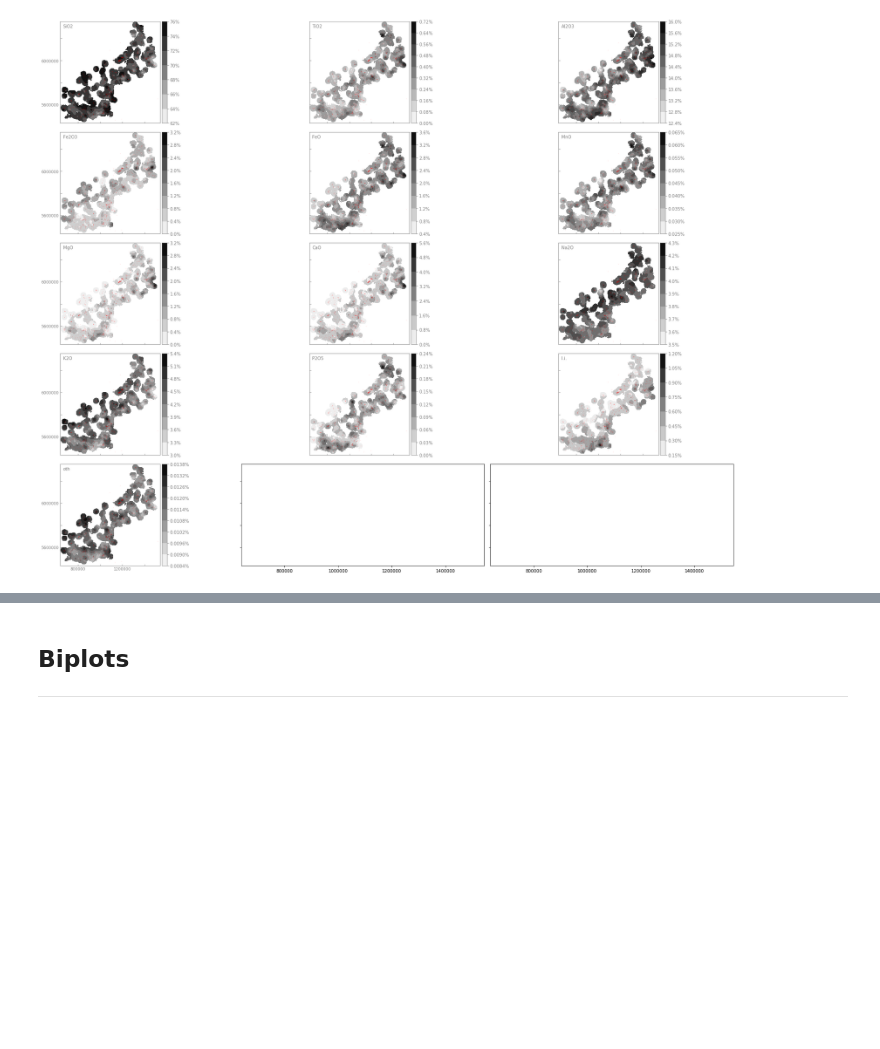
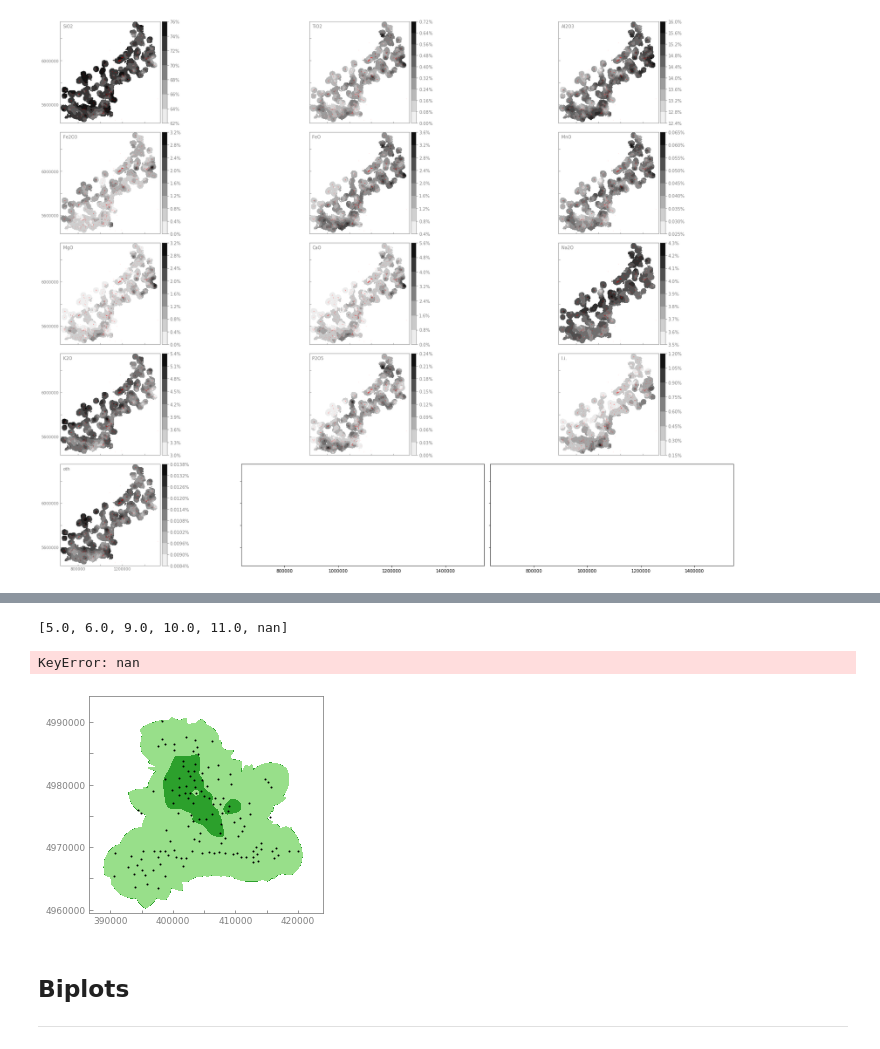
Before and after one commit to Complexio/Vistelius_1995_OCR, a Jupyter notebook: _ANALYSIS/2_area1_Interpolation.ipynb, the cells around one changed output, grey strips where cells are left out. Drawn from its saved outputs; the diff is of its cells as text; code cells hidden in the pictures; blank space fills up the shorter version.

Commit message:
Added QAPF plots section to notebook
- Correct name of Excel file with control points' QAPF classification still needs to be added to the code.

```diff
--- a/_ANALYSIS/2_area1_Interpolation.ipynb
+++ b/_ANALYSIS/2_area1_Interpolation.ipynb
@@ -1061,0 +1125,5 @@ plots.plot_contour_map_all(interpolated_modal,
+# %%
+values_to_plot = list(np.sort(interpolated_mineralogy_QAPF["QAPF_numbers"].unique()))[1:]
+values_to_plot
+# %% [output]
+[5.0, 6.0, 9.0, 10.0, 11.0, nan]
@@ -1062,3 +1135,13 @@ plots.plot_contour_map_all(interpolated_modal,
+# %%
+plots.plot_contour_map_interpolated_QAPF(interpolated_mineralogy_QAPF_reshape, grid, QAPF_to_plot, f"group_name", values_to_plot=values_to_plot,
+                                         skip_xaxis_label=2, skip_yaxis_label=2, skip_xaxis_start=1, skip_yaxis_start=1, show_qapf_control_points=True)
+# %% [output]
+KeyError: nan
+# %%
+plots.plot_contour_map_interpolated_QAPF(interpolated_theoretical_mineralogy_reshape_BM, grid_wide_BM, QAPF_to_plot_BM, "BM", values_to_plot=values_to_plot_BM,
+                                         skip_xaxis_label=2, skip_yaxis_label=2, skip_xaxis_start=1, skip_yaxis_start=1, show_qapf_control_points=False, no_legend=True)
+# %% [output]
+[figure, added]
 # %% [markdown]
 ## Biplots
 ____
```
Also changed, not shown: parts of 20 cells of this notebook, 1 other file.
